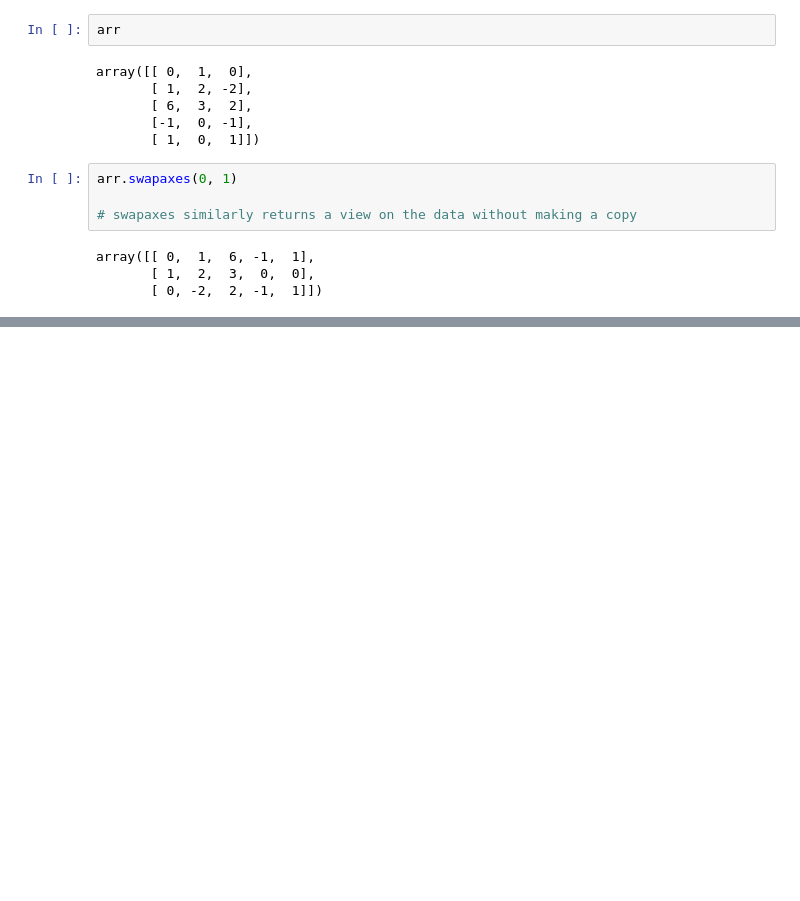
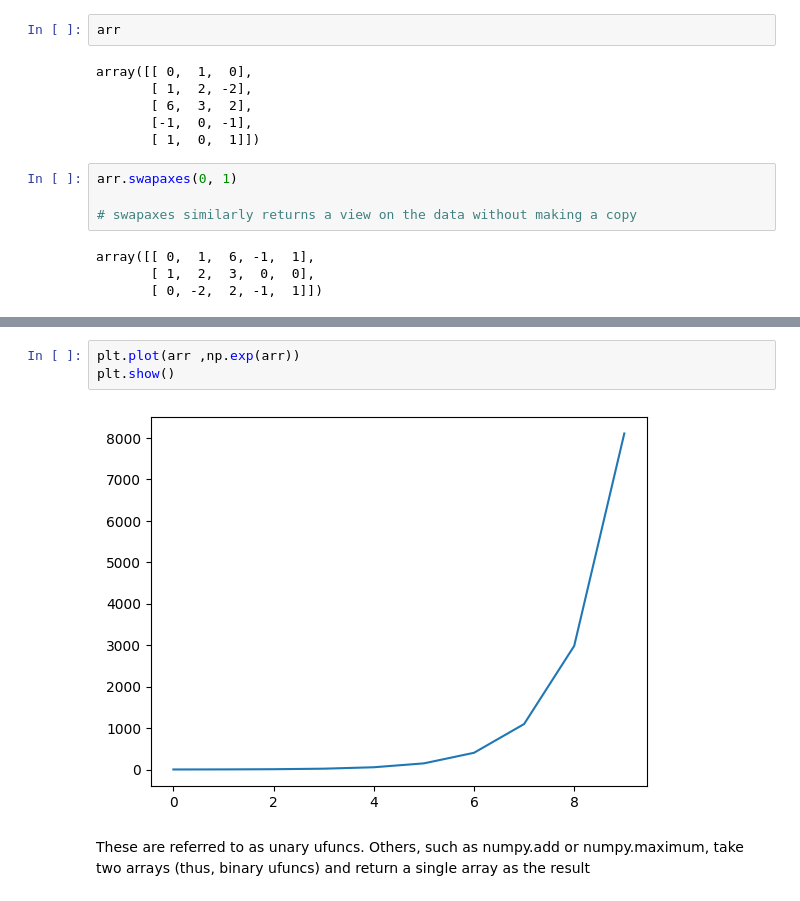
Before and after one commit to pablocurcodev/machine_learning, a Jupyter notebook: NumPy.ipynb, the cells around one changed output, grey strips where cells are left out. Cells and saved outputs as stored; diff of their text form; blank space fills up the shorter version.

```diff
--- a/NumPy.ipynb
+++ b/NumPy.ipynb
@@ -492,0 +580,7 @@ array([[ 0,  1,  6, -1,  1],
+# %%
+plt.plot(arr ,np.exp(arr))
+plt.show()
+# %% [output]
+[figure, added]
+# %% [markdown]
+These are referred to as unary ufuncs. Others, such as numpy.add or numpy.maximum, take two arrays (thus, binary ufuncs) and return a single array as the result
```
Also changed, not shown: parts of 100 cells of this notebook.
